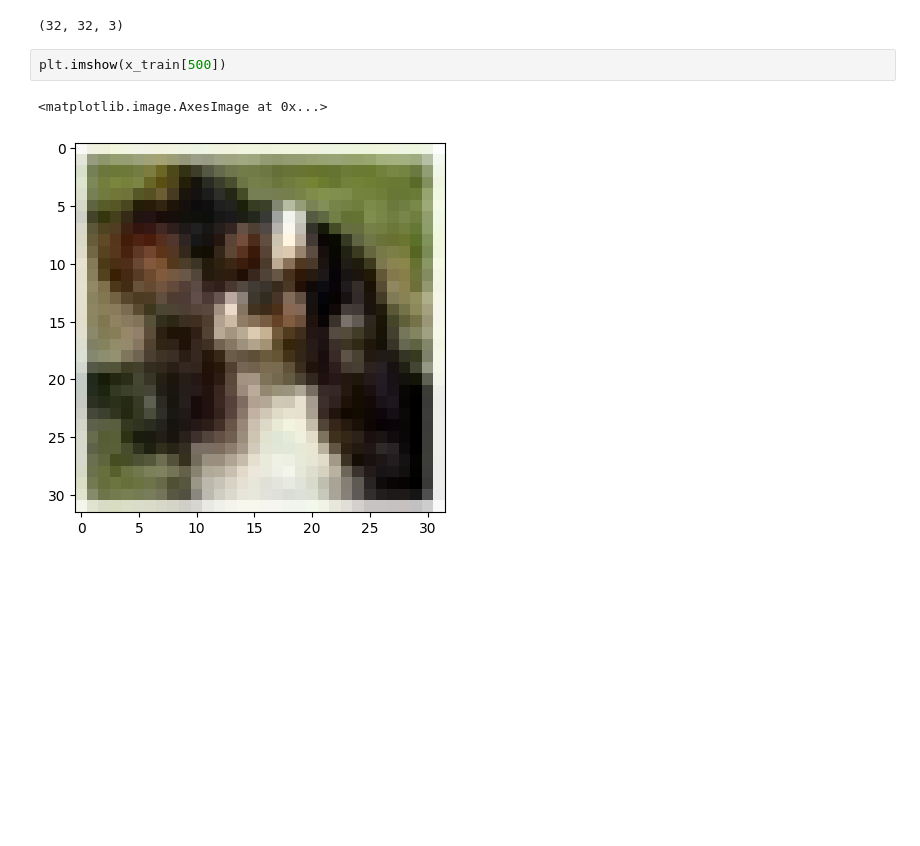
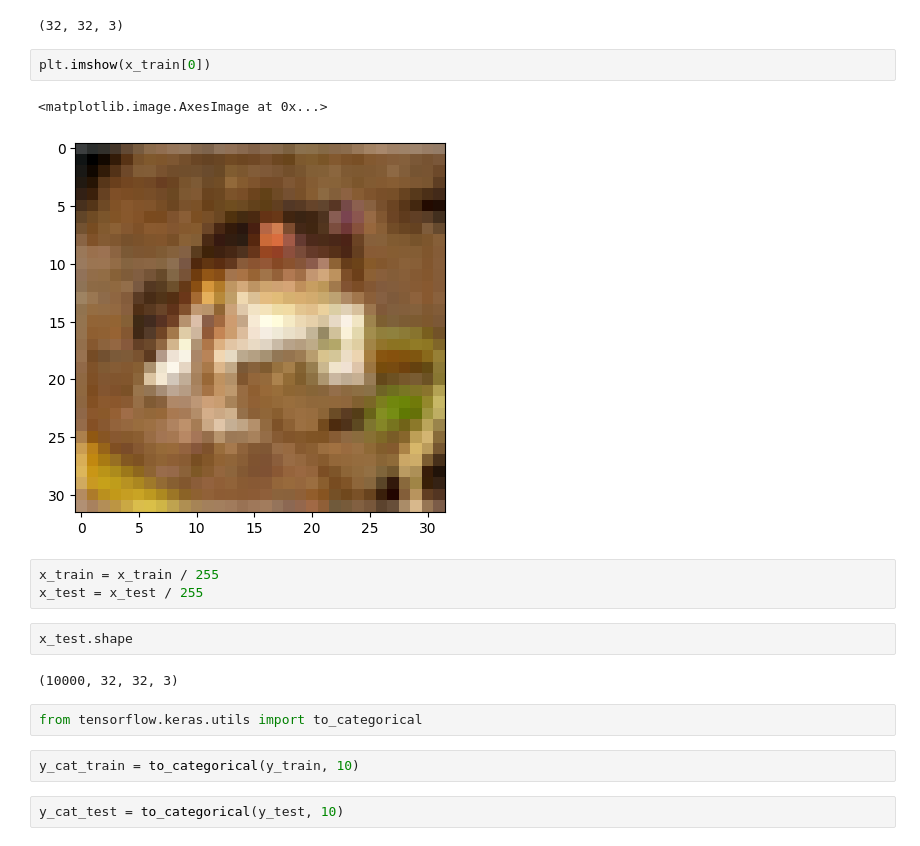
Before and after one commit to mouminaa/CNN, a Jupyter notebook: CNN_CIFAR-10.ipynb, the cells around one changed output. Drawn from its saved outputs; the diff is of its cells as text; blank space fills up the shorter version.

```diff
--- a/CNN_CIFAR-10.ipynb
+++ b/CNN_CIFAR-10.ipynb
@@ -21,7 +21,20 @@ x_train[0].shape
 # %% [output]
 (32, 32, 3)
 # %%
-plt.imshow(x_train[500])
+plt.imshow(x_train[0])
 # %% [output]
 <matplotlib.image.AxesImage at 0x...>
-[figure, old version]
+[figure, new version]
+# %%
+x_train = x_train / 255
+x_test = x_test / 255
+# %%
+x_test.shape
+# %% [output]
+(10000, 32, 32, 3)
+# %%
+from tensorflow.keras.utils import to_categorical
+# %%
+y_cat_train = to_categorical(y_train, 10)
+# %%
+y_cat_test = to_categorical(y_test, 10)
```
Also changed, not shown: parts of 25 cells of this notebook.
